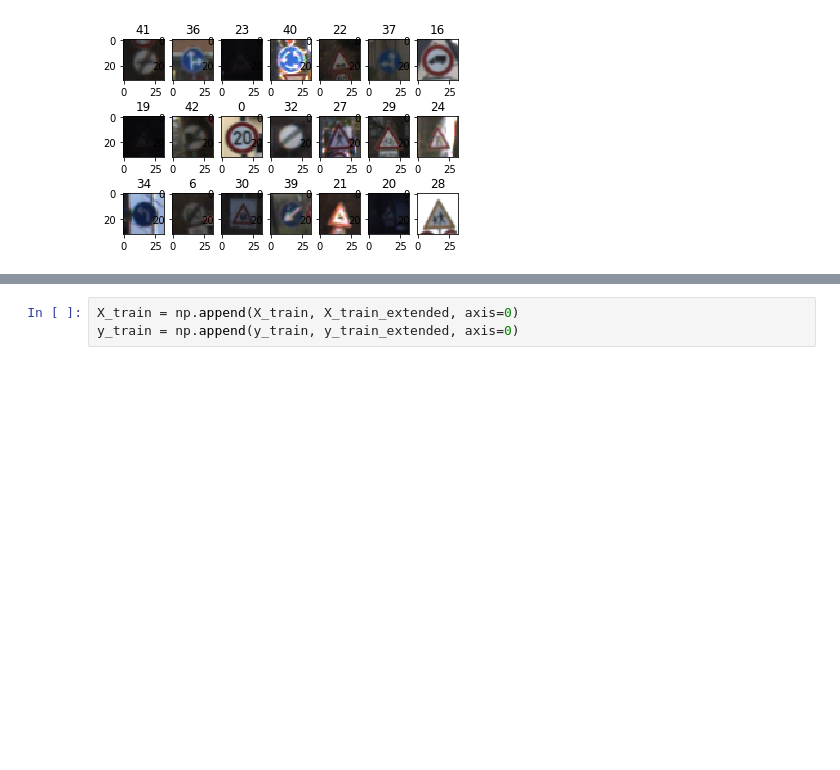
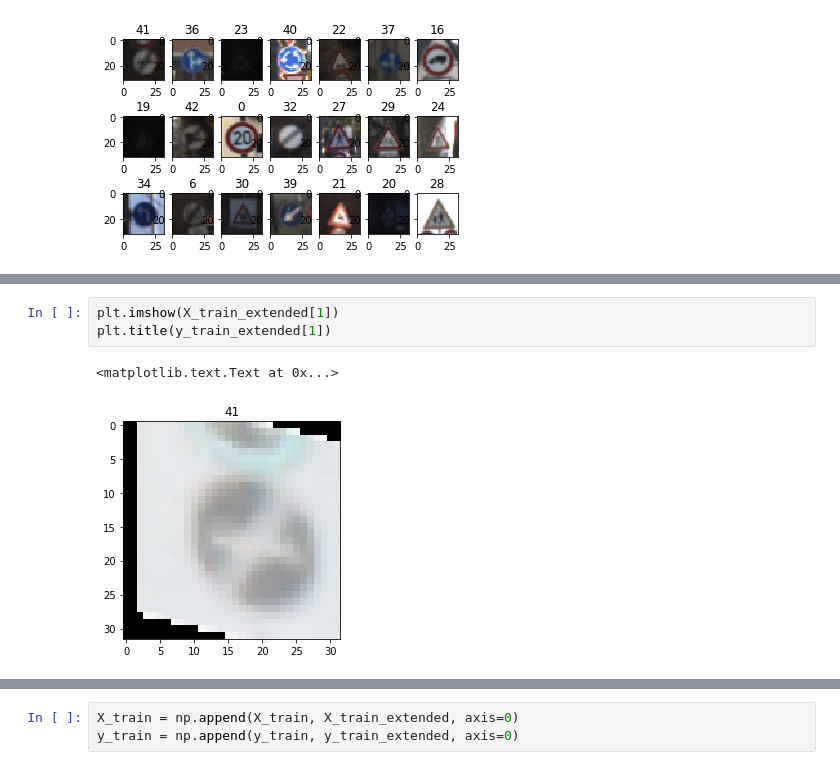
Before and after one commit to AnkS4/Traffic-Sign-Classifier, a Jupyter notebook: Traffic_Sign_Classifier.ipynb, the cells around one changed output, grey strips where cells are left out. Cells and saved outputs as stored; diff of their text form; blank space fills up the shorter version.

```diff
--- a/Traffic_Sign_Classifier.ipynb
+++ b/Traffic_Sign_Classifier.ipynb
@@ -149,0 +168,6 @@ plt.title(y_train_extended[6059])
+# %%
+plt.imshow(X_train_extended[1])
+plt.title(y_train_extended[1])
+# %% [output]
+<matplotlib.text.Text at 0x...>
+[figure, added]
```
Also changed, not shown: parts of 8 cells of this notebook.
